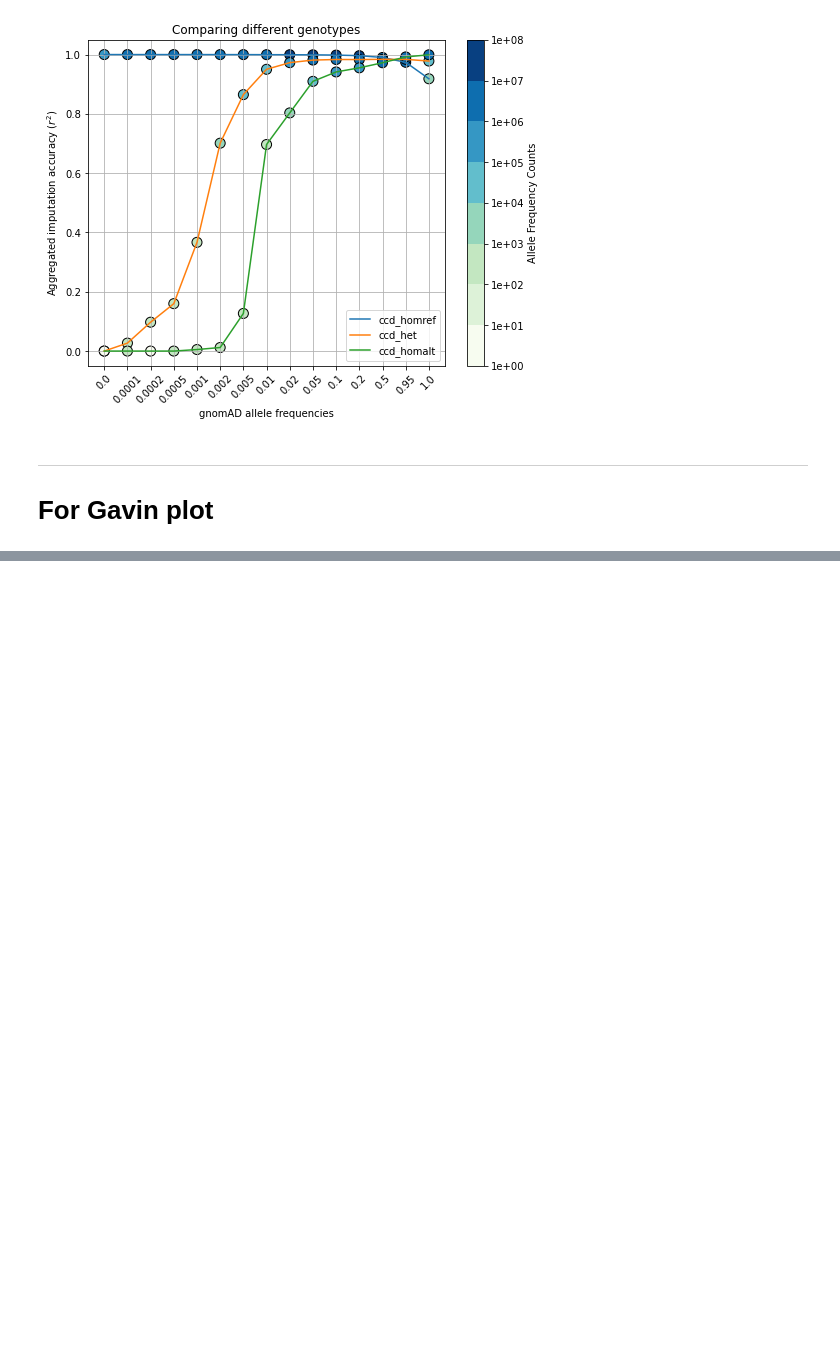
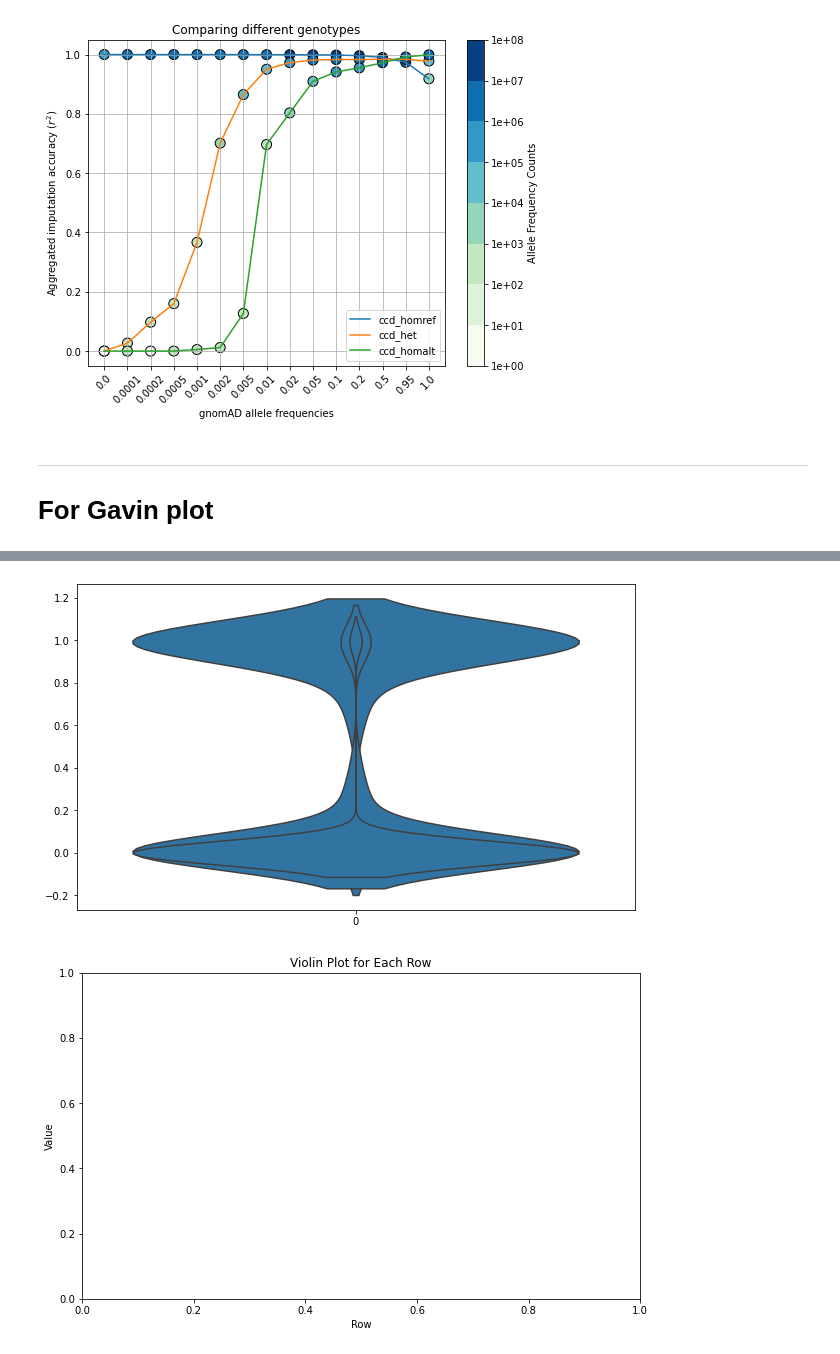
Before and after one commit to Suuuuuuuus/LCWGS_pipeline, a Jupyter notebook: scripts/lcwgs_tmp.ipynb, the cells around one changed output, grey strips where cells are left out. Drawn from its saved outputs; the diff is of its cells as text; code cells hidden in the pictures; blank space fills up the shorter version.

```diff
--- a/scripts/lcwgs_tmp.ipynb
+++ b/scripts/lcwgs_tmp.ipynb
@@ -236,0 +193,12 @@ sample_linker
+# %%
+plt.figure(figsize=(10, 6))
+for i in range(len(df)):
+    sns.violinplot(data=df.loc[i], label=f'Row {i}', inner=None)
+plt.figure(figsize=(10, 6))
+plt.ylabel('Value')
+plt.xlabel('Row')
+plt.title('Violin Plot for Each Row')
+plt.show()
+# %% [output]
+[figure, added]
+[figure, added]
```
Also changed, not shown: parts of 16 cells of this notebook, 1 other file.
